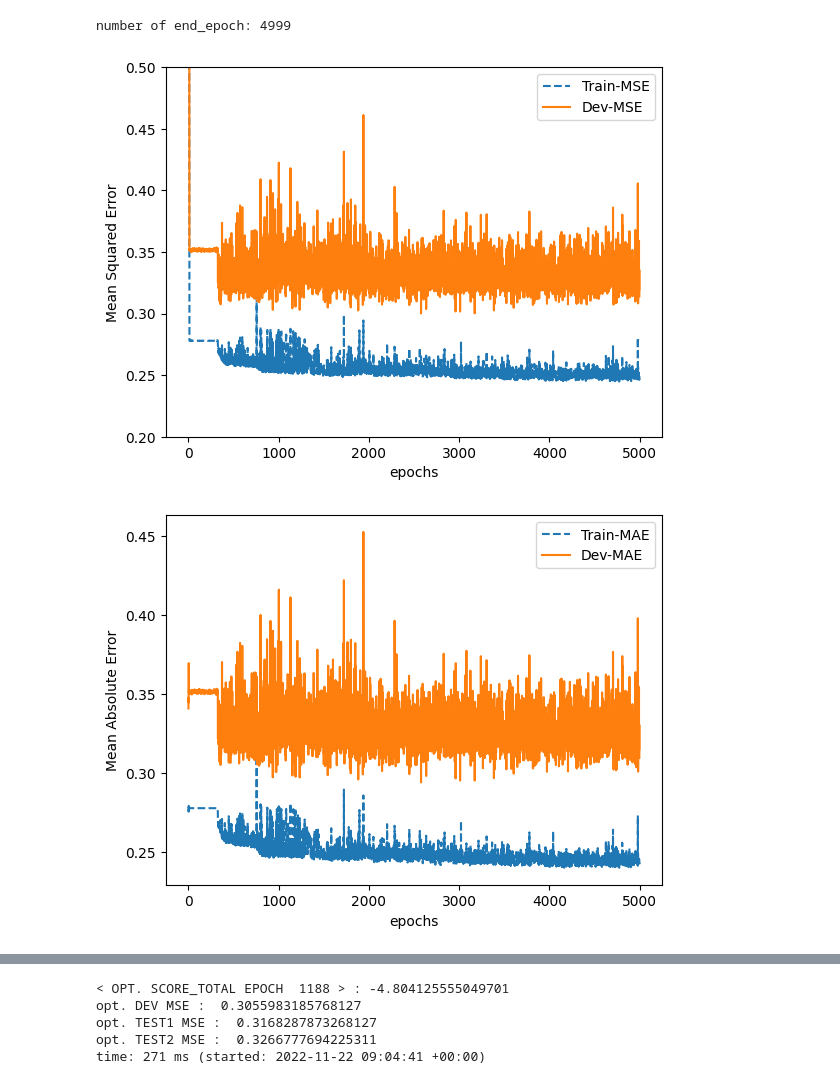
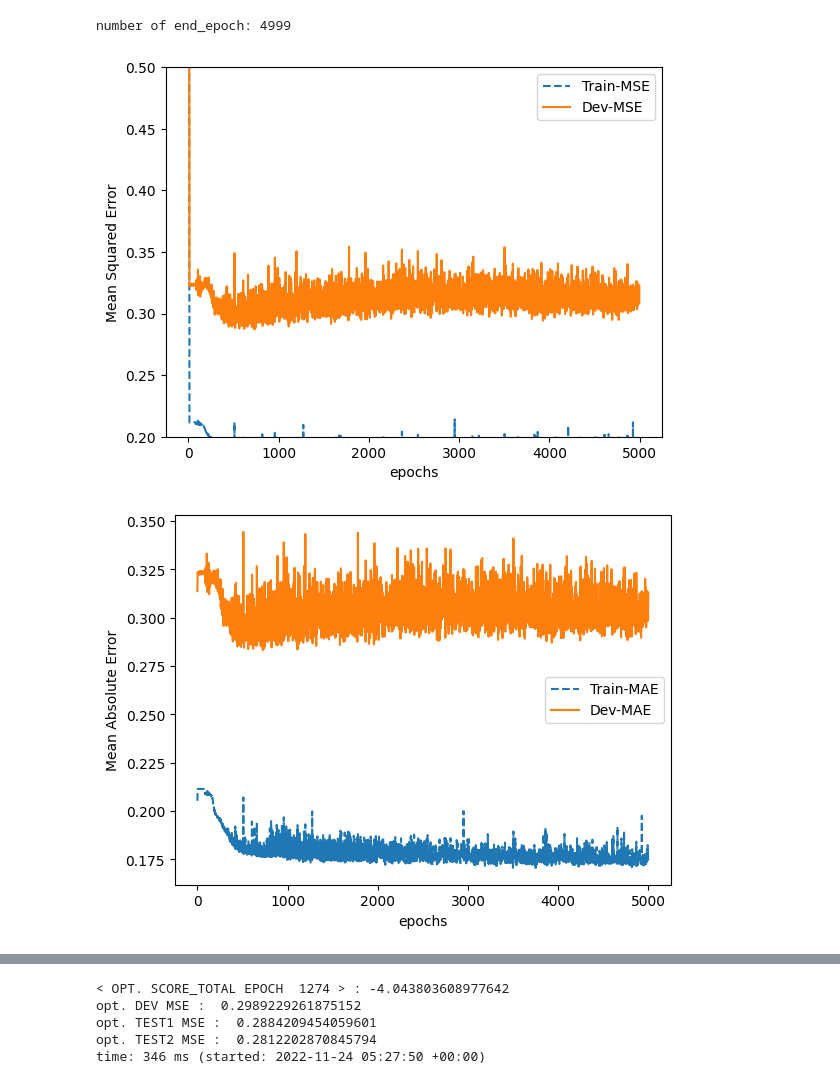
Before and after one commit to theabc50111/ARIMA-LSTM-hybrid-corrcoef-predict, a Jupyter notebook: ywt_library/lstm_weight_evaluation.ipynb, the cells around one changed output, grey strips where cells are left out. Saved outputs shown, nothing was run; the diff lists cells and outputs as text; code cells hidden in the pictures.

Commit message:
add SP500_20082017_CORR_SER_REG_HRCHY_10_CLUSTER_KS_HYPER_LSTM

```diff
--- a/ywt_library/lstm_weight_evaluation.ipynb
+++ b/ywt_library/lstm_weight_evaluation.ipynb
@@ -7,8 +7,7 @@ time: 330 µs (started: 2022-11-22 08:46:43 +00:00)
 # %%
 ELBOW = 5
 
-# scores = pd.read_csv("../arima_lstm_hybrid_model_train/results/20220924/Kristian_Senneset_LSTM_hyper_params/sp500_20082017_train_LSTM_evaluation.csv")
-scores = pd.read_csv("../arima_lstm_hybrid_model_train/results/20221119/sp500_20082017-train_train-kS_hyper_lstm_evaluation.csv")
+scores = pd.read_csv("../arima_lstm_hybrid_model_train/results/sp500_20082017_corr_ser_reg_hrchy_10_cluster-train_train-kS_hyper_lstm_evaluation.csv")
 mse_columns = ['TRAIN_MSE','DEV_MSE']
 mae_columns = ['TRAIN_MAE','DEV_MAE']
 test_columns = ['TEST1_MSE', 'TEST2_MSE']
@@ -29,34 +28,34 @@ plt.plot(scores[mae_columns[0]][:end_epoch],'--', label="Train-MAE")
 plt.plot(scores[mae_columns[1]][:end_epoch], label="Dev-MAE")
 plt.legend()
 plt.xlabel('epochs')
 plt.ylabel('Mean Absolute Error')
 plt.show()
 plt.close()
 plt.plot(scores[test_columns[0]][:end_epoch],'--', label="Test1-MSE")
 plt.plot(scores[test_columns[1]][:end_epoch], label="Test2-MSE")
 plt.legend()
 plt.xlabel('epochs')
 plt.ylabel('Mean Squared Error')
 plt.show()
 plt.close()
 
 
 
 mse_columns = ['TRAIN_MSE','DEV_MSE']
-# score_diff = (scores[mse_columns[1]]-scores[mse_columns[0]])[ELBOW:]
-# score_sum = (scores[mse_columns[1]]+scores[mse_columns[0]])[ELBOW:]
+score_diff = (scores[mse_columns[1]]-scores[mse_columns[0]])[ELBOW:]
+score_sum = (scores[mse_columns[1]]+scores[mse_columns[0]])[ELBOW:]
 score_diff = (scores['DEV_MSE'] - scores['TRAIN_MSE'])
 score_sum = (scores['DEV_MSE'] + scores['TRAIN_MSE'])
 
 score_diff_norm = (score_diff - np.mean(score_diff))/np.std(score_diff)
 score_sum_norm = (score_sum - np.mean(score_sum))/np.std(score_sum)
 score_total = score_diff_norm + score_sum_norm
 idx = np.argmin(score_total)
 print('< OPT. SCORE_TOTAL EPOCH ',str(idx+1),'> : '+str(score_total[idx]))
 print('opt. DEV MSE : ',str(scores[mse_columns[1]][idx]))
 print('opt. TEST1 MSE : ',str(scores[test_columns[0]][idx]))
 print('opt. TEST2 MSE : ',str(scores[test_columns[1]][idx]))
 # %% [output]
 number of end_epoch: 4999
-[figure, old version]
+[figure, new version]
-[figure, old version]
+[figure, new version]
@@ -64,8 +63,8 @@ number of end_epoch: 4999
-< OPT. SCORE_TOTAL EPOCH  1188 > : -4.804125555049701
-opt. DEV MSE :  0.3055983185768127
-opt. TEST1 MSE :  0.3168287873268127
-opt. TEST2 MSE :  0.3266777694225311
-time: 271 ms (started: 2022-11-22 09:04:41 +00:00)
+< OPT. SCORE_TOTAL EPOCH  1274 > : -4.043803608977642
+opt. DEV MSE :  0.2989229261875152
+opt. TEST1 MSE :  0.2884209454059601
+opt. TEST2 MSE :  0.2812202870845794
+time: 346 ms (started: 2022-11-24 05:27:50 +00:00)
 # %%
 print(idx)
 for i in range(4510, 4610):
```
Also changed, not shown: parts of 3 cells of this notebook, 5 other files.
